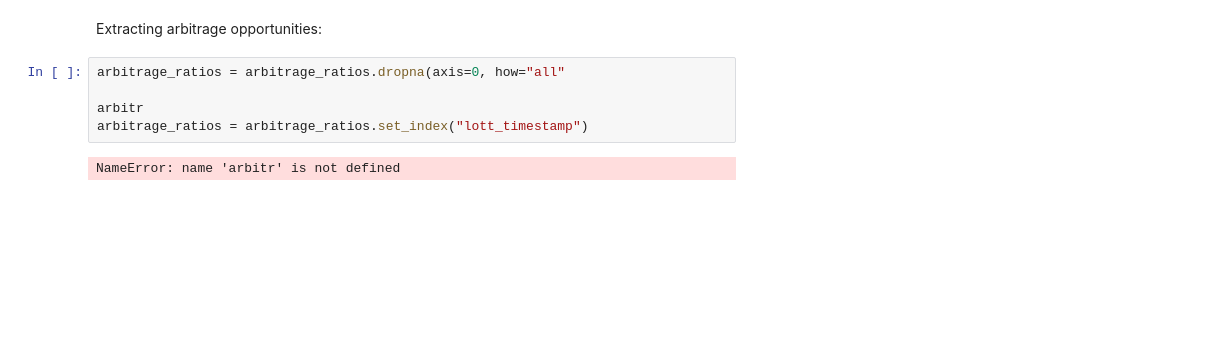
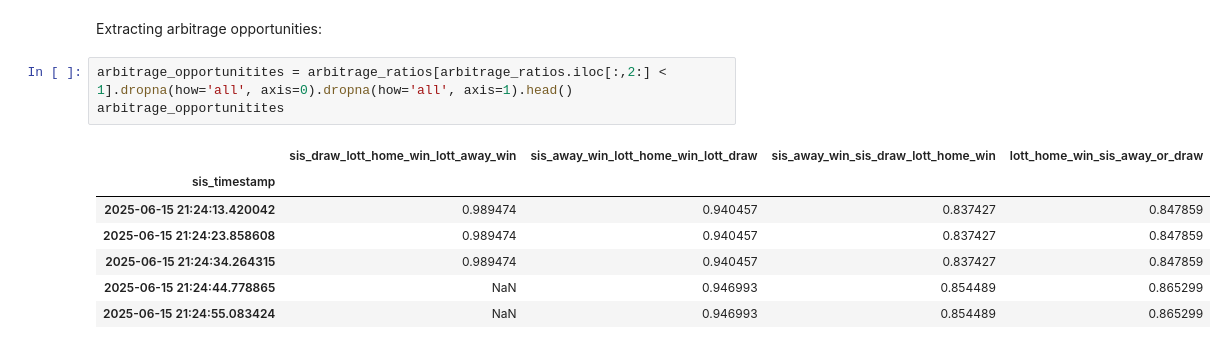
Before and after one commit to GabrieleDiCorato/aida-arbitrage-betting, a Jupyter notebook: notebooks/arbitrage_analysis.ipynb, the cells around one changed output. Cells and saved outputs as stored; diff of their text form; blank space fills up the shorter version.

```diff
--- a/notebooks/arbitrage_analysis.ipynb
+++ b/notebooks/arbitrage_analysis.ipynb
@@ -342,9 +342,13 @@ Calculating arbitrage ratio for series: lott_away_win, sis_home_or_draw, None
 # %% [markdown]
 Extracting arbitrage opportunities:
 # %%
-arbitrage_ratios = arbitrage_ratios.dropna(axis=0, how="all"
-
-arbitr
-arbitrage_ratios = arbitrage_ratios.set_index("lott_timestamp")
+arbitrage_opportunitites = arbitrage_ratios[arbitrage_ratios.iloc[:,2:] < 1].dropna(how='all', axis=0).dropna(how='all', axis=1).head()
+arbitrage_opportunitites
 # %% [output]
-NameError: name 'arbitr' is not defined
+|  | sis_draw_lott_home_win_lott_away_win | sis_away_win_lott_home_win_lott_draw | sis_away_win_sis_draw_lott_home_win | lott_home_win_sis_away_or_draw |
+| sis_timestamp |  |  |  |  |
+| 2025-06-15 21:24:13.420042 | 0.989474 | 0.940457 | 0.837427 | 0.847859 |
+| 2025-06-15 21:24:23.858608 | 0.989474 | 0.940457 | 0.837427 | 0.847859 |
+| 2025-06-15 21:24:34.264315 | 0.989474 | 0.940457 | 0.837427 | 0.847859 |
+| 2025-06-15 21:24:44.778865 | NaN | 0.946993 | 0.854489 | 0.865299 |
+| 2025-06-15 21:24:55.083424 | NaN | 0.946993 | 0.854489 | 0.865299 |
```
Also changed, not shown: parts of 10 cells of this notebook.
